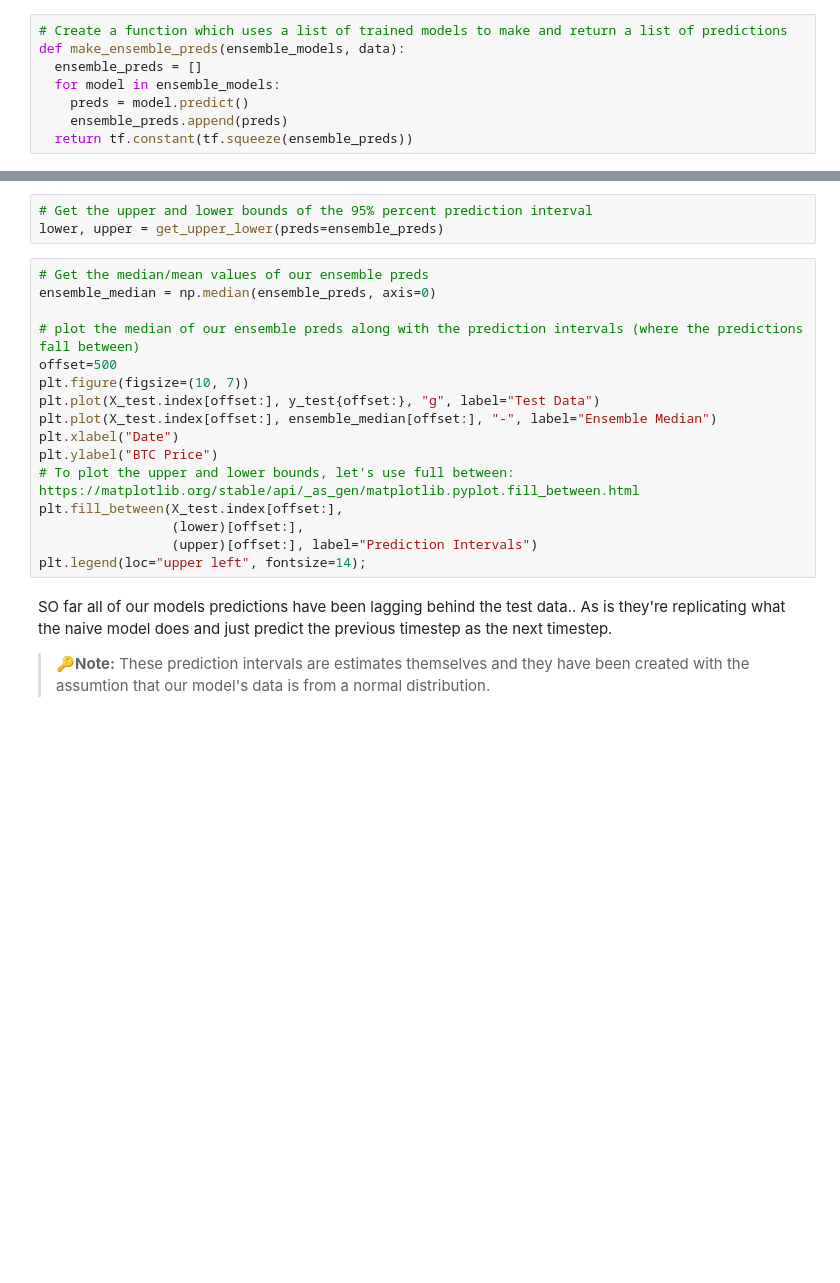
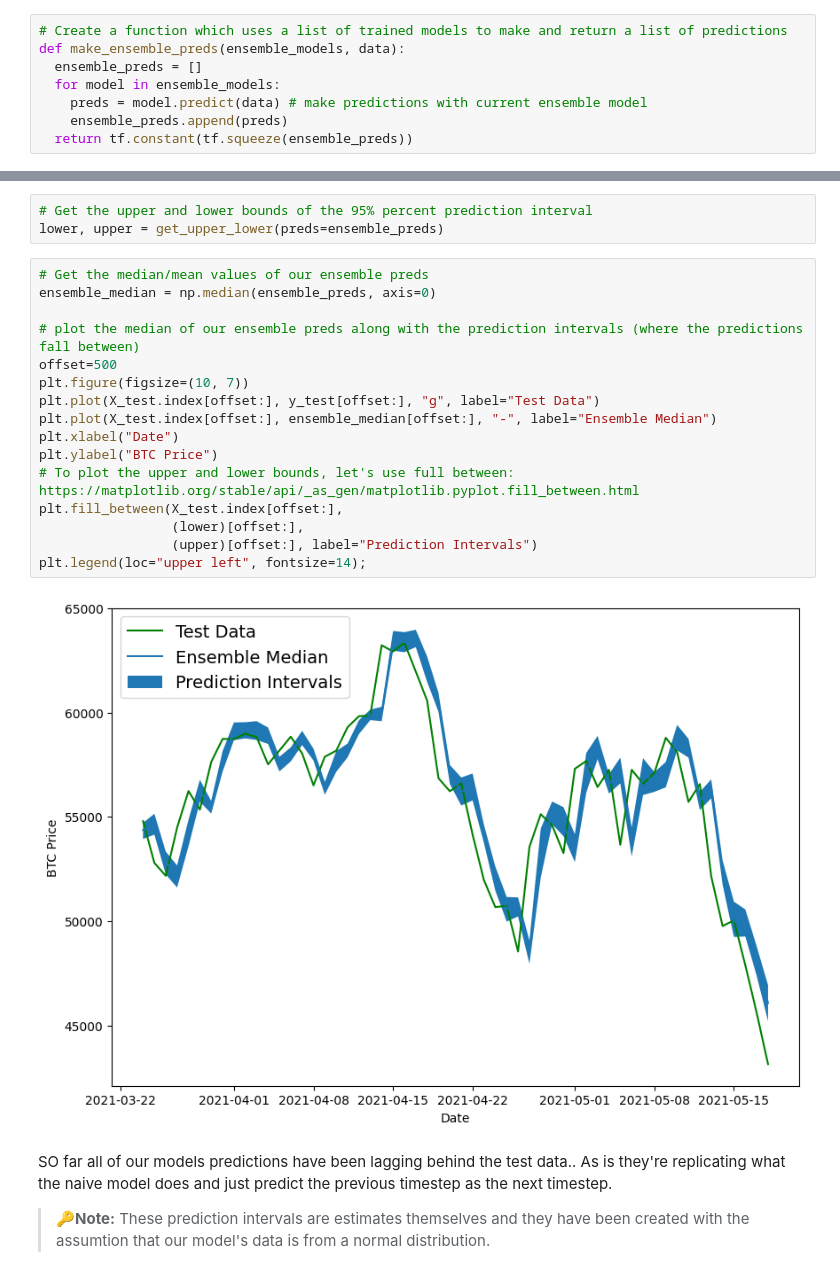
Before and after one commit to Rayden98/time_series_forecasting_with_tensorflow, a Jupyter notebook: 10_time_series_forecasting_with_tensorflow.ipynb, the cells around one changed output, grey strips where cells are left out. Saved outputs shown, nothing was run; the diff lists cells and outputs as text; blank space fills up the shorter version.

```diff
--- a/10_time_series_forecasting_with_tensorflow.ipynb
+++ b/10_time_series_forecasting_with_tensorflow.ipynb
@@ -2079,7 +2083,7 @@ make_preds()
 def make_ensemble_preds(ensemble_models, data):
   ensemble_preds = []
   for model in ensemble_models:
-    preds = model.predict()
+    preds = model.predict(data) # make predictions with current ensemble model
     ensemble_preds.append(preds)
   return tf.constant(tf.squeeze(ensemble_preds))
 # %%
@@ -2150,19 +2240,21 @@ lower, upper = get_upper_lower(preds=ensemble_preds)
 # %%
 # Get the median/mean values of our ensemble preds
 ensemble_median = np.median(ensemble_preds, axis=0)
 
 # plot the median of our ensemble preds along with the prediction intervals (where the predictions fall between)
 offset=500
 plt.figure(figsize=(10, 7))
-plt.plot(X_test.index[offset:], y_test{offset:}, "g", label="Test Data")
+plt.plot(X_test.index[offset:], y_test[offset:], "g", label="Test Data")
 plt.plot(X_test.index[offset:], ensemble_median[offset:], "-", label="Ensemble Median")
 plt.xlabel("Date")
 plt.ylabel("BTC Price")
 # To plot the upper and lower bounds, let's use full between: https://matplotlib.org/stable/api/_as_gen/matplotlib.pyplot.fill_between.html
 plt.fill_between(X_test.index[offset:],
                  (lower)[offset:],
                  (upper)[offset:], label="Prediction Intervals")
 plt.legend(loc="upper left", fontsize=14);
+# %% [output]
+[figure, added]
 # %% [markdown]
 SO far all of our models predictions have been lagging behind the test data..
 As is they're replicating what the naive model does and just predict the previous timestep as the next timestep.
```
Also changed, not shown: parts of 97 cells of this notebook.
